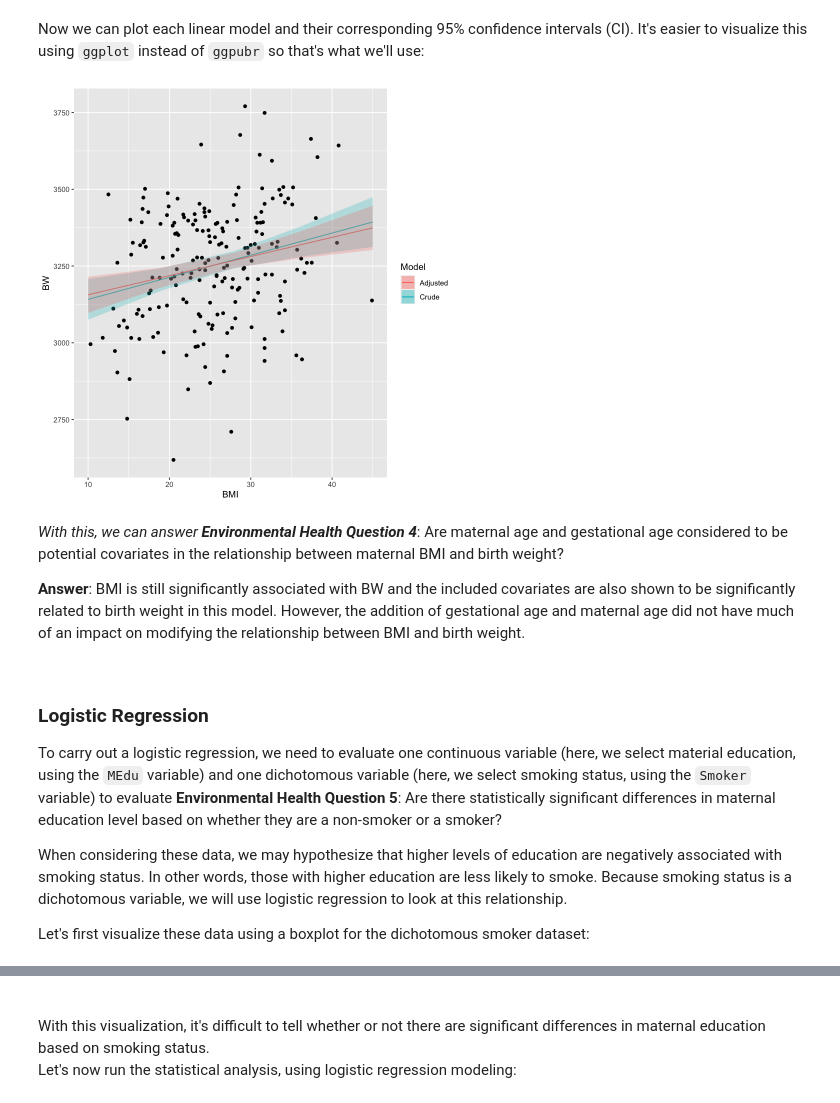
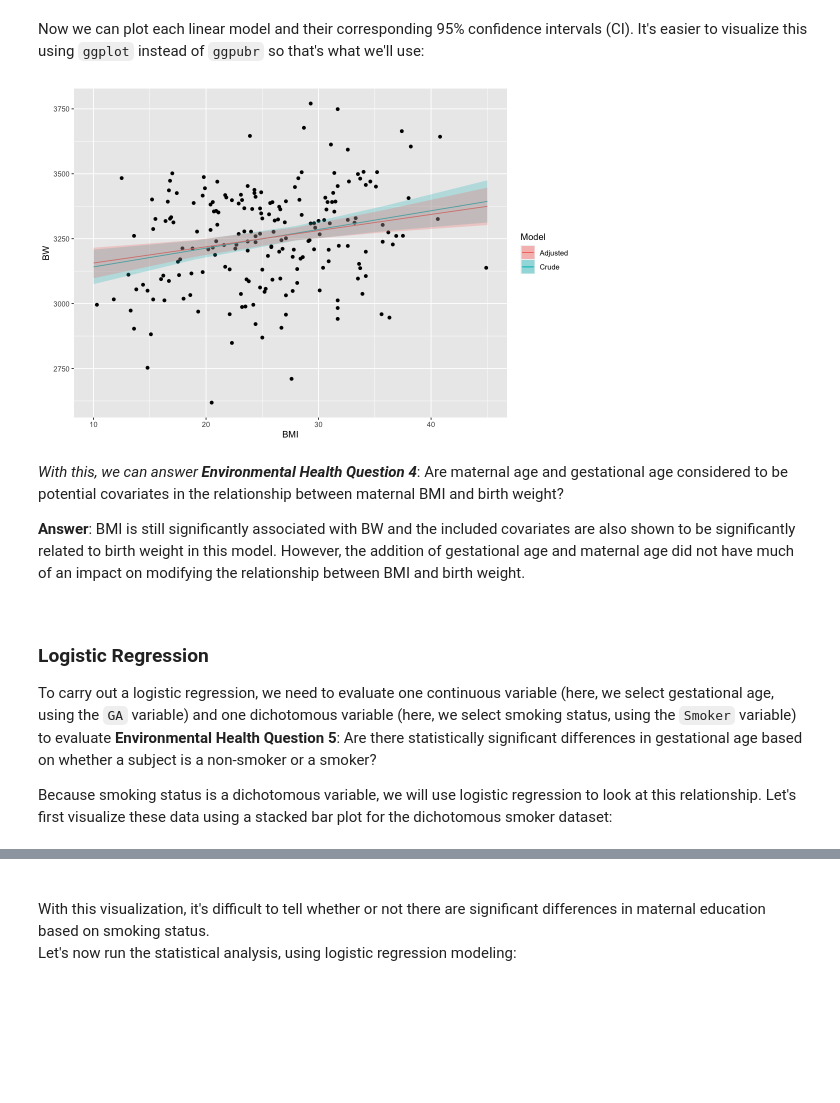
Before and after one commit to UNCSRP/The-inTelligence-And-Machine-lEarning-Toolkit-2.0, a Jupyter notebook: Chapter 3/3.4 Introduction to Statistical Tests/Introduction to Statistical Tests.ipynb, the cells around one changed output, grey strips where cells are left out. Cells and saved outputs as stored; diff of their text form; code cells hidden in the pictures; blank space fills up the shorter version.

```diff
--- a/Chapter 3/3.4 Introduction to Statistical Tests/Introduction to Statistical Tests.ipynb
+++ b/Chapter 3/3.4 Introduction to Statistical Tests/Introduction to Statistical Tests.ipynb
@@ -235,7 +235,7 @@ From this cursory review of the data, it looks like the current smokers likely d
 
 Let’s now run the ANOVA to compare BMI between smoking groups, using the `aov` function to fit an ANOVA model:
 # %%
-full.data$Smoker3 = factor(full.data$Smoker3, levels = c("Never", "Former", "Current"))
+#full.data$Smoker3 = factor(full.data$Smoker3, levels = c("Never", "Former", "Current"))
 smoker_anova = aov(data = full.data, BMI ~ Smoker3)
 smoker_anova
 # %% [output]
@@ -429,18 +436,19 @@ A data.frame: 5 × 6
 # %% [markdown]
 Now we can plot each linear model and their corresponding 95% confidence intervals (CI). It's easier to visualize this using `ggplot` instead of `ggpubr` so that's what we'll use:
 # %%
+options(repr.plot.width=9, repr.plot.height=6) # changing dimensions of the entire figure
 ggplot(full.data, aes(x = BMI, y = BW)) +
   geom_point() +
   # Crude line
   geom_line(data = crude_lm_predtable, mapping = aes(x = BMI, y = fit, color = Model)) +
   # Adjusted line
   geom_line(data = adjusted_lm_predtable, mapping = aes(x = BMI, y = fit, color = Model)) +
   # Crude 95% CI
   geom_ribbon(data = crude_lm_predtable, mapping = aes(x = BMI, y = fit, ymin = lower, ymax = upper, fill = Model), alpha = 0.25) +
   # Adjusted 95% CI
   geom_ribbon(data = adjusted_lm_predtable, mapping = aes(x = BMI, y = fit, ymin = lower, ymax = upper, fill = Model), alpha = 0.25)
 # %% [output]
-[figure, old version]
+[figure, new version]
 # %% [markdown]
 *With this, we can answer **Environmental Health Question 4***: Are maternal age and gestational age considered to be potential covariates in the relationship between maternal BMI and birth weight?
 
@@ -449,8 +457,6 @@ ggplot(full.data, aes(x = BMI, y = BW)) +
 <br>
 
 ### Logistic Regression
-To carry out a logistic regression, we need to evaluate one continuous variable (here, we select material education, using the `MEdu` variable) and one dichotomous variable (here, we select smoking status, using the `Smoker` variable) to evaluate **Environmental Health Question 5**: Are there statistically significant differences in maternal education level based on whether they are a non-smoker or a smoker?
+To carry out a logistic regression, we need to evaluate one continuous variable (here, we select gestational age, using the `GA` variable) and one dichotomous variable (here, we select smoking status, using the `Smoker` variable) to evaluate **Environmental Health Question 5**: Are there statistically significant differences in gestational age based on whether a subject is a non-smoker or a smoker?
 
-When considering these data, we may hypothesize that higher levels of education are negatively associated with smoking status. In other words, those with higher education are less likely to smoke. Because smoking status is a dichotomous variable, we will use logistic regression to look at this relationship.
-
-Let's first visualize these data using a boxplot for the dichotomous smoker dataset:
+Because smoking status is a dichotomous variable, we will use logistic regression to look at this relationship. Let's first visualize these data using a stacked bar plot for the dichotomous smoker dataset:
```
Also changed, not shown: parts of 19 cells of this notebook, 1 other file.
